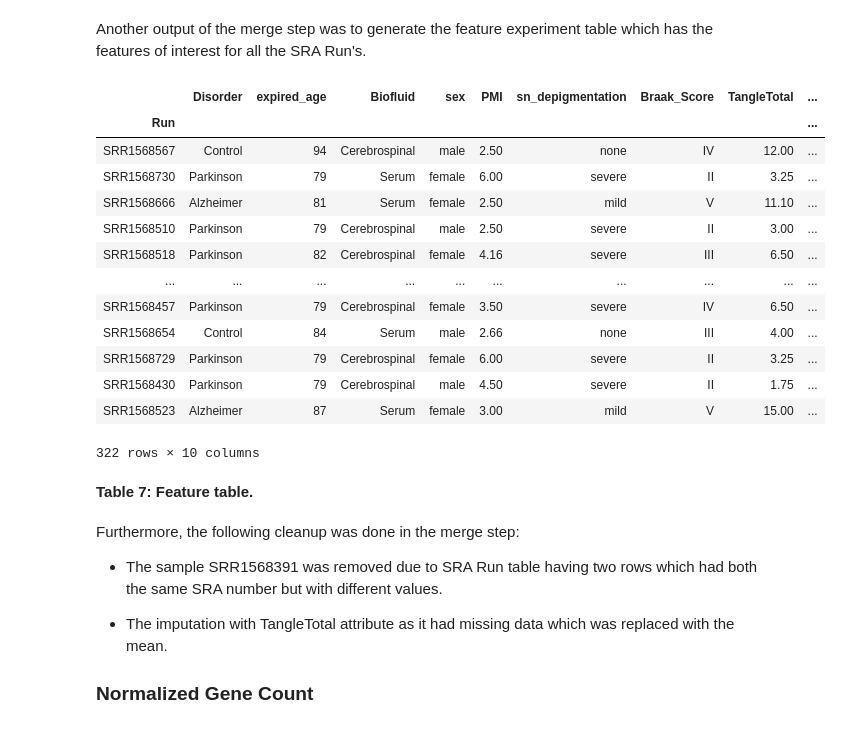
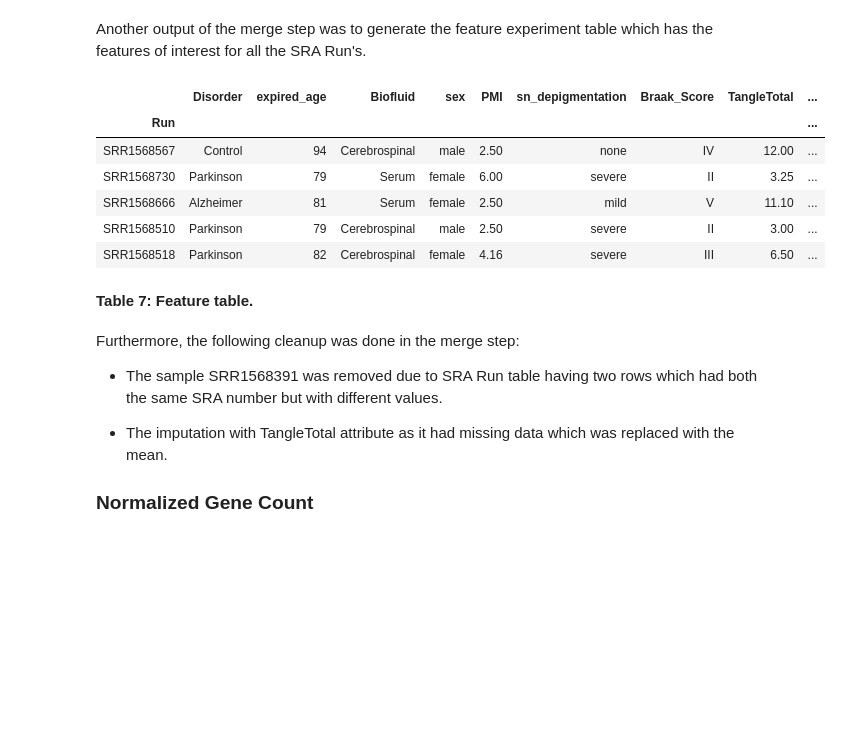
Before and after one commit to sksamra/DSC180B_B04_Capstone, a Jupyter notebook: notebooks/report.ipynb, the cells around one changed output. Drawn from its saved outputs; the diff is of its cells as text; code cells hidden in the pictures; blank space fills up the shorter version.

```diff
--- a/notebooks/report.ipynb
+++ b/notebooks/report.ipynb
@@ -528,24 +527,17 @@ Table 6: Subset of the gene matrix of top 4 miRNA's based on count versus first
 Another output of the merge step was to generate the feature experiment table which has the features of interest for all the SRA Run's.
 # %%
 df2 = pd.read_csv("../data/out/features.tsv", sep='\t', index_col=0)
-display(df2)
+display(df2.head(5))
 display(HTML("<b>Table "+str(tableNum)+": Feature table.</b>"))
 tableNum += 1
 # %% [output]
 |  | Disorder | expired_age | Biofluid | sex | PMI | sn_depigmentation | Braak_Score | TangleTotal | ... |
 | Run |  |  |  |  |  |  |  |  | ... |
 | SRR1568567 | Control | 94 | Cerebrospinal | male | 2.50 | none | IV | 12.00 | ... |
 | SRR1568730 | Parkinson | 79 | Serum | female | 6.00 | severe | II | 3.25 | ... |
 | SRR1568666 | Alzheimer | 81 | Serum | female | 2.50 | mild | V | 11.10 | ... |
 | SRR1568510 | Parkinson | 79 | Cerebrospinal | male | 2.50 | severe | II | 3.00 | ... |
 | SRR1568518 | Parkinson | 82 | Cerebrospinal | female | 4.16 | severe | III | 6.50 | ... |
-| ... | ... | ... | ... | ... | ... | ... | ... | ... | ... |
-| SRR1568457 | Parkinson | 79 | Cerebrospinal | female | 3.50 | severe | IV | 6.50 | ... |
-| SRR1568654 | Control | 84 | Serum | male | 2.66 | none | III | 4.00 | ... |
-| SRR1568729 | Parkinson | 79 | Cerebrospinal | female | 6.00 | severe | II | 3.25 | ... |
-| SRR1568430 | Parkinson | 79 | Cerebrospinal | male | 4.50 | severe | II | 1.75 | ... |
-| SRR1568523 | Alzheimer | 87 | Serum | female | 3.00 | mild | V | 15.00 | ... |
-322 rows × 10 columns
 Table 7: Feature table.
 # %% [markdown]
 Furthermore, the following cleanup was done in the merge step:
```
Also changed, not shown: parts of 13 cells of this notebook.
